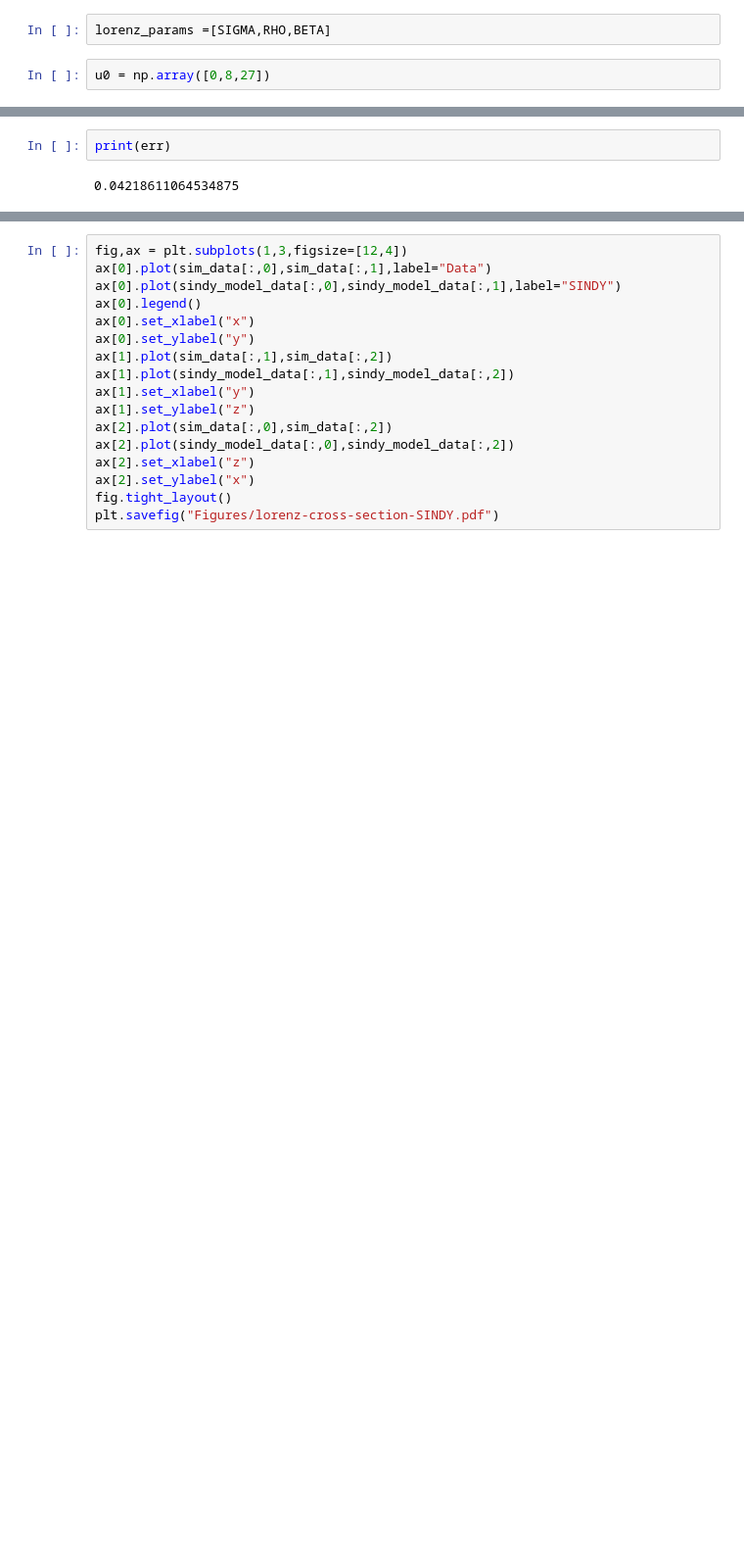
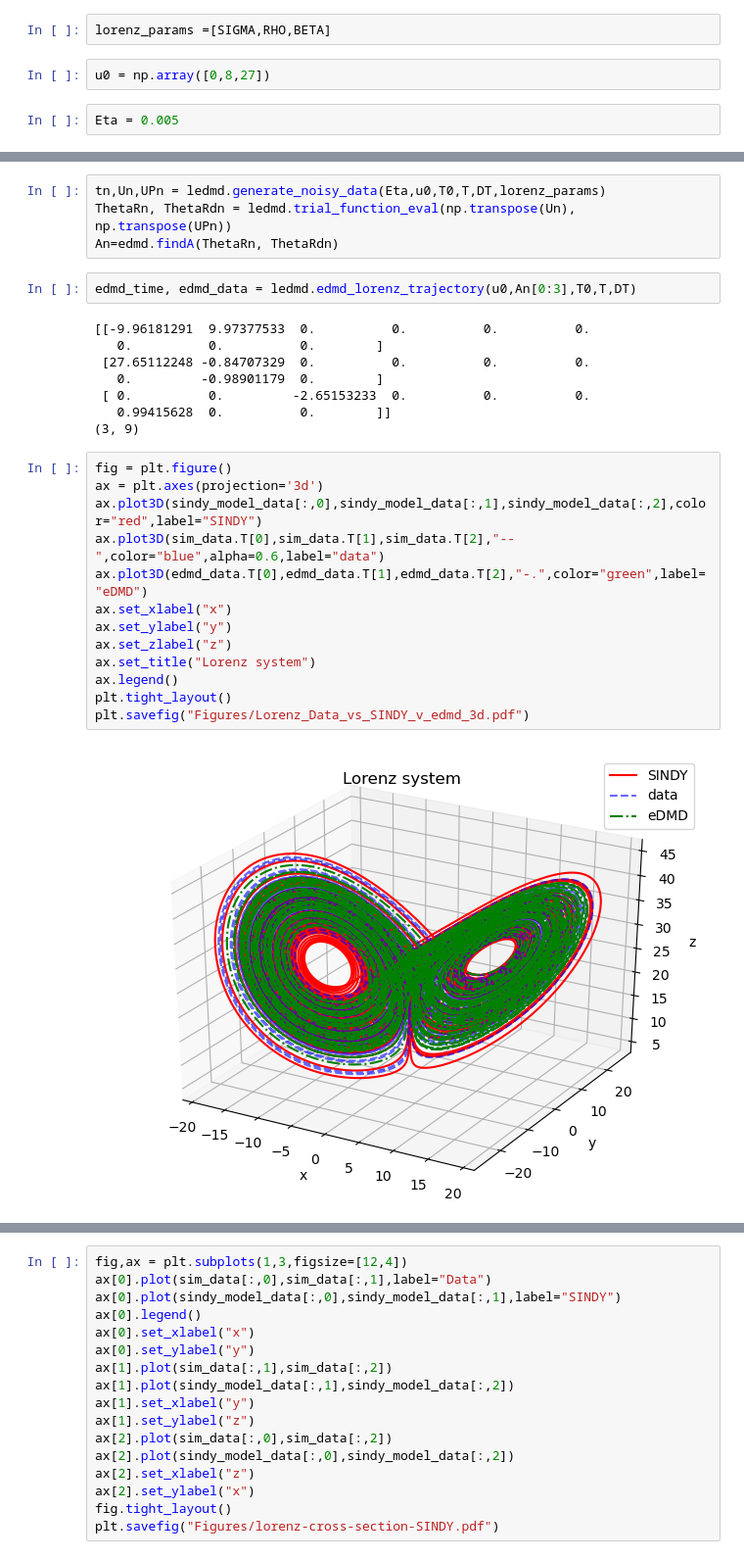
Before and after one commit to pranav-satheesh/PyDynamics, a Jupyter notebook: lorenz_system_analysis.ipynb, the cells around one changed output, grey strips where cells are left out. Shown at 98% size. Drawn from its saved outputs; the diff is of its cells as text; blank space fills up the shorter version.

```diff
--- a/lorenz_system_analysis.ipynb
+++ b/lorenz_system_analysis.ipynb
@@ -23,4 +28,6 @@ threshold = 0.025
 lorenz_params =[SIGMA,RHO,BETA]
 # %%
 u0 = np.array([0,8,27])
+# %%
+Eta = 0.005
 # %%
@@ -29,4 +48,29 @@ sindy_sim_time,sindy_model_data=lorenz.sindy_lorenz_trajectory(u0,Coeff,P_order,
-# %%
-print(err)
-# %% [output]
-0.04218611064534875
+# %%
+tn,Un,UPn = ledmd.generate_noisy_data(Eta,u0,T0,T,DT,lorenz_params)
+ThetaRn, ThetaRdn = ledmd.trial_function_eval(np.transpose(Un), np.transpose(UPn))
+An=edmd.findA(ThetaRn, ThetaRdn)
+# %%
+edmd_time, edmd_data = ledmd.edmd_lorenz_trajectory(u0,An[0:3],T0,T,DT)
+# %% [output]
+[[-9.96181291  9.97377533  0.          0.          0.          0.
+   0.          0.          0.        ]
+ [27.65112248 -0.84707329  0.          0.          0.          0.
+   0.         -0.98901179  0.        ]
+ [ 0.          0.         -2.65153233  0.          0.          0.
+   0.99415628  0.          0.        ]]
+(3, 9)
+# %%
+fig = plt.figure()
+ax = plt.axes(projection='3d')
+ax.plot3D(sindy_model_data[:,0],sindy_model_data[:,1],sindy_model_data[:,2],color="red",label="SINDY")
+ax.plot3D(sim_data.T[0],sim_data.T[1],sim_data.T[2],"--",color="blue",alpha=0.6,label="data")
+ax.plot3D(edmd_data.T[0],edmd_data.T[1],edmd_data.T[2],"-.",color="green",label="eDMD")
+ax.set_xlabel("x")
+ax.set_ylabel("y")
+ax.set_zlabel("z")
+ax.set_title("Lorenz system")
+ax.legend()
+plt.tight_layout()
+plt.savefig("Figures/Lorenz_Data_vs_SINDY_v_edmd_3d.pdf")
+# %% [output]
+[figure, added]
```
Also changed, not shown: parts of 6 cells of this notebook, 14 other files.
